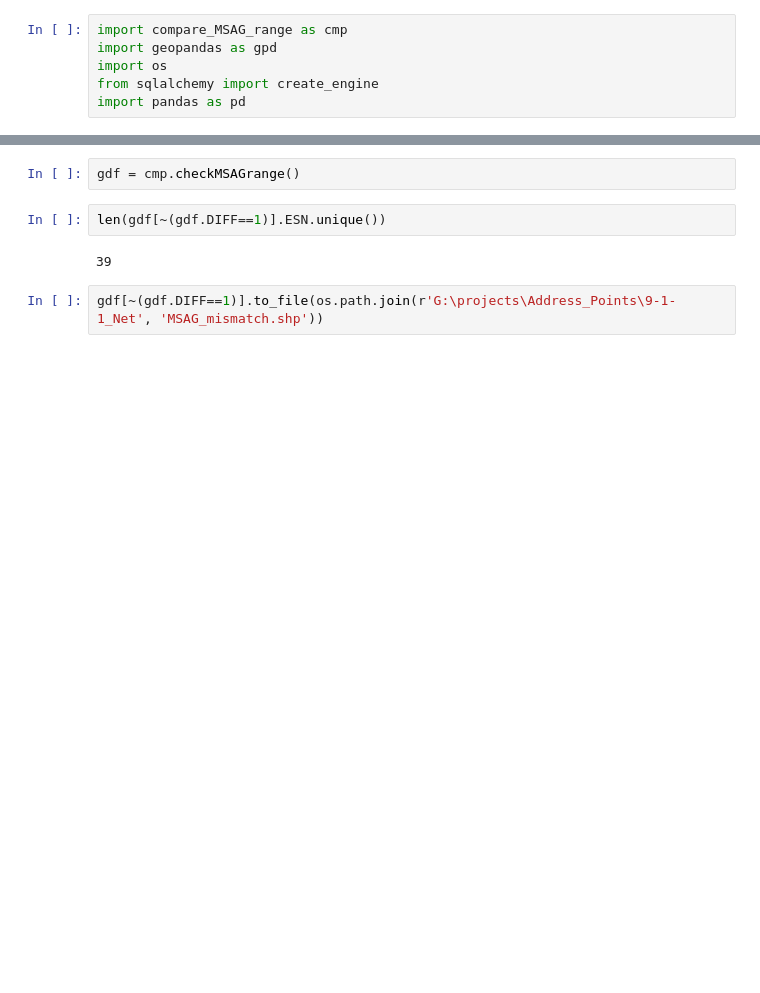
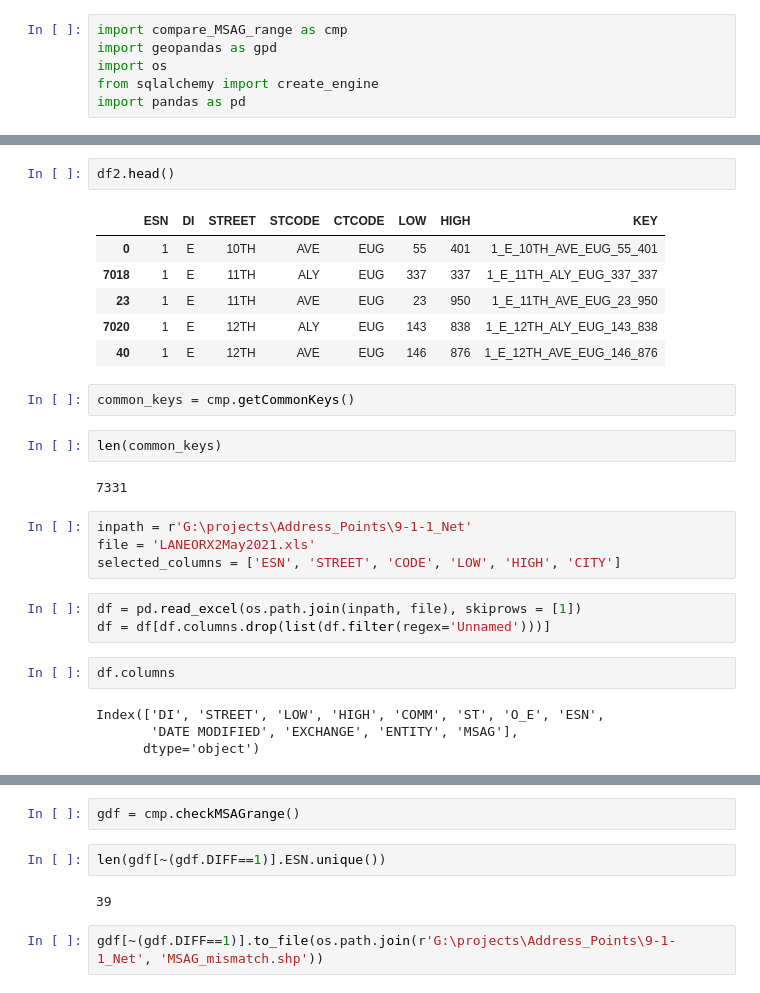
Before and after one commit to dongmeic/RLID, a Jupyter notebook: Address-MSAG/compare_MSAG_range.ipynb, the cells around one changed output, grey strips where cells are left out. Cells and saved outputs as stored; diff of their text form; blank space fills up the shorter version.

```diff
--- a/Address-MSAG/compare_MSAG_range.ipynb
+++ b/Address-MSAG/compare_MSAG_range.ipynb
@@ -6,0 +19,28 @@ import pandas as pd
+# %%
+df2.head()
+# %% [output]
+|  | ESN | DI | STREET | STCODE | CTCODE | LOW | HIGH | KEY |
+| 0 | 1 | E | 10TH | AVE | EUG | 55 | 401 | 1_E_10TH_AVE_EUG_55_401 |
+| 7018 | 1 | E | 11TH | ALY | EUG | 337 | 337 | 1_E_11TH_ALY_EUG_337_337 |
+| 23 | 1 | E | 11TH | AVE | EUG | 23 | 950 | 1_E_11TH_AVE_EUG_23_950 |
+| 7020 | 1 | E | 12TH | ALY | EUG | 143 | 838 | 1_E_12TH_ALY_EUG_143_838 |
+| 40 | 1 | E | 12TH | AVE | EUG | 146 | 876 | 1_E_12TH_AVE_EUG_146_876 |
+# %%
+common_keys = cmp.getCommonKeys()
+# %%
+len(common_keys)
+# %% [output]
+7331
+# %%
+inpath = r'G:\projects\Address_Points\9-1-1_Net'
+file = 'LANEORX2May2021.xls'
+selected_columns = ['ESN', 'STREET', 'CODE', 'LOW', 'HIGH', 'CITY']
+# %%
+df = pd.read_excel(os.path.join(inpath, file), skiprows = [1])
+df = df[df.columns.drop(list(df.filter(regex='Unnamed')))]
+# %%
+df.columns
+# %% [output]
+Index(['DI', 'STREET', 'LOW', 'HIGH', 'COMM', 'ST', 'O_E', 'ESN',
+       'DATE MODIFIED', 'EXCHANGE', 'ENTITY', 'MSAG'],
+      dtype='object')
```
Also changed, not shown: parts of 22 cells of this notebook, 2 other files.
